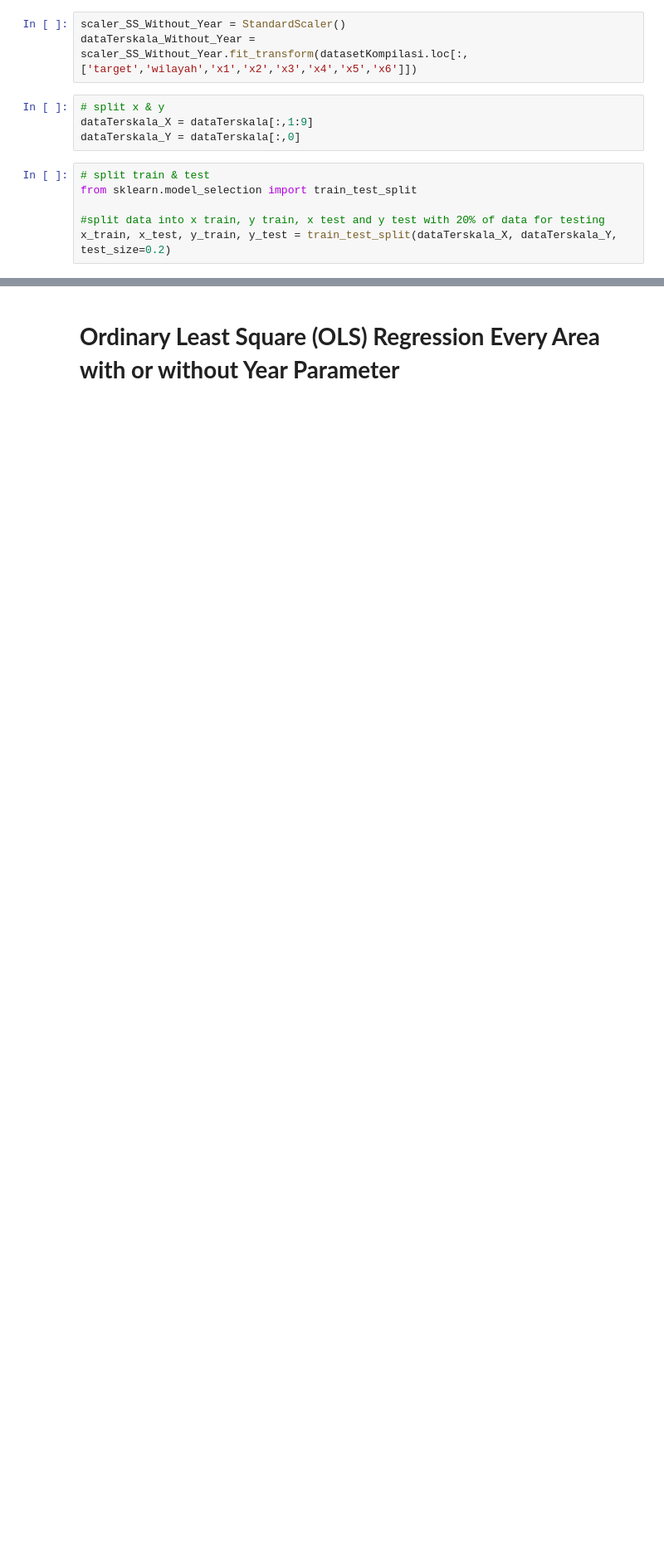
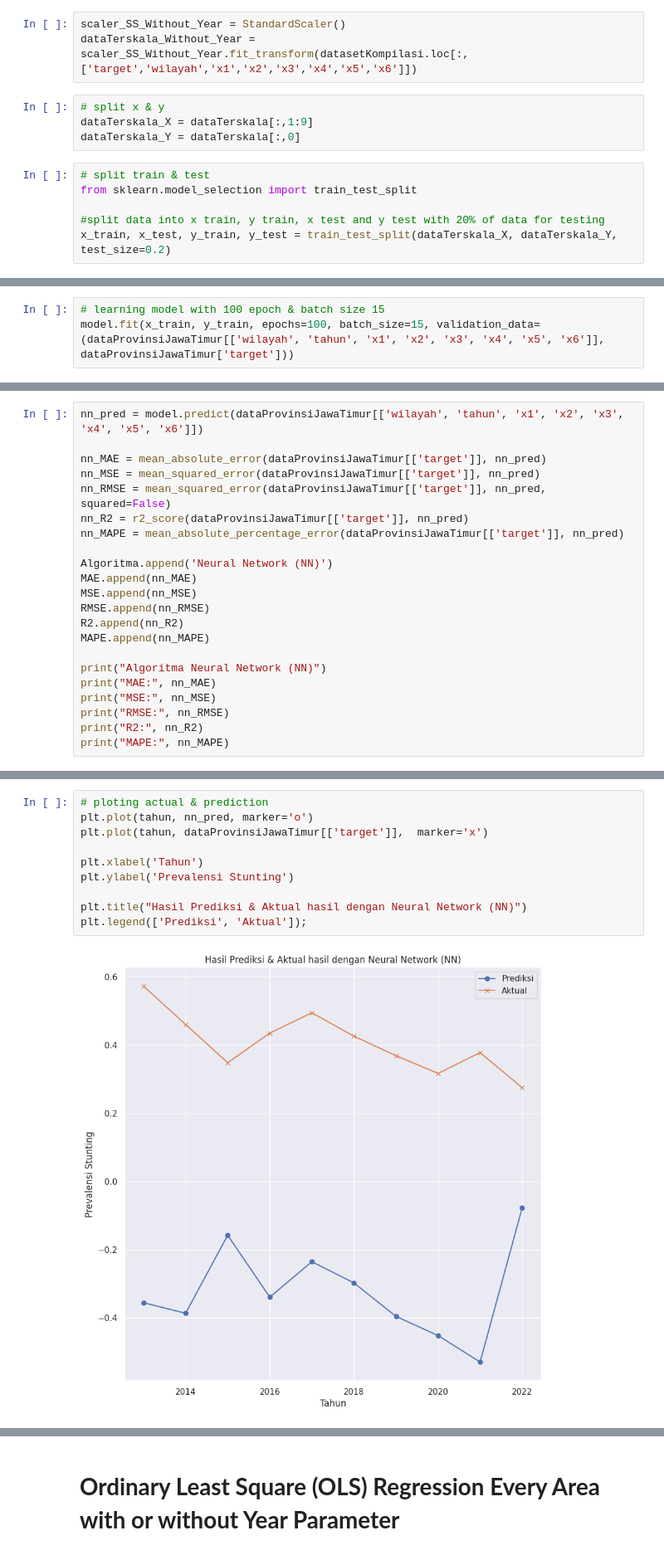
Before and after one commit to habib-roy/google-colab-source-code, a Jupyter notebook: Prediksi_Prevalensi_Stunting_menggunakan_OLS_Regresi.ipynb, the cells around one changed output, grey strips where cells are left out. Shown at 83% size. Saved outputs shown, nothing was run; the diff lists cells and outputs as text; blank space fills up the shorter version.

```diff
--- a/Prediksi_Prevalensi_Stunting_menggunakan_OLS_Regresi.ipynb
+++ b/Prediksi_Prevalensi_Stunting_menggunakan_OLS_Regresi.ipynb
@@ -257,0 +302,3 @@ MAPE_Without_Year = []
+# %%
+# learning model with 100 epoch & batch size 15
+model.fit(x_train, y_train, epochs=100, batch_size=15, validation_data=(dataProvinsiJawaTimur[['wilayah', 'tahun', 'x1', 'x2', 'x3', 'x4', 'x5', 'x6']], dataProvinsiJawaTimur['target']))
@@ -257,0 +330,22 @@ MAPE_Without_Year = []
+# %%
+nn_pred = model.predict(dataProvinsiJawaTimur[['wilayah', 'tahun', 'x1', 'x2', 'x3', 'x4', 'x5', 'x6']])
+
+nn_MAE = mean_absolute_error(dataProvinsiJawaTimur[['target']], nn_pred)
+nn_MSE = mean_squared_error(dataProvinsiJawaTimur[['target']], nn_pred)
+nn_RMSE = mean_squared_error(dataProvinsiJawaTimur[['target']], nn_pred, squared=False)
+nn_R2 = r2_score(dataProvinsiJawaTimur[['target']], nn_pred)
+nn_MAPE = mean_absolute_percentage_error(dataProvinsiJawaTimur[['target']], nn_pred)
+
+Algoritma.append('Neural Network (NN)')
+MAE.append(nn_MAE)
+MSE.append(nn_MSE)
+RMSE.append(nn_RMSE)
+R2.append(nn_R2)
+MAPE.append(nn_MAPE)
+
+print("Algoritma Neural Network (NN)")
+print("MAE:", nn_MAE)
+print("MSE:", nn_MSE)
+print("RMSE:", nn_RMSE)
+print("R2:", nn_R2)
+print("MAPE:", nn_MAPE)
@@ -257,0 +360,12 @@ MAPE_Without_Year = []
+# %%
+# ploting actual & prediction
+plt.plot(tahun, nn_pred, marker='o')
+plt.plot(tahun, dataProvinsiJawaTimur[['target']],  marker='x')
+
+plt.xlabel('Tahun')
+plt.ylabel('Prevalensi Stunting')
+
+plt.title("Hasil Prediksi & Aktual hasil dengan Neural Network (NN)")
+plt.legend(['Prediksi', 'Aktual']);
+# %% [output]
+[figure, added]
```
Also changed, not shown: parts of 46 cells of this notebook.
